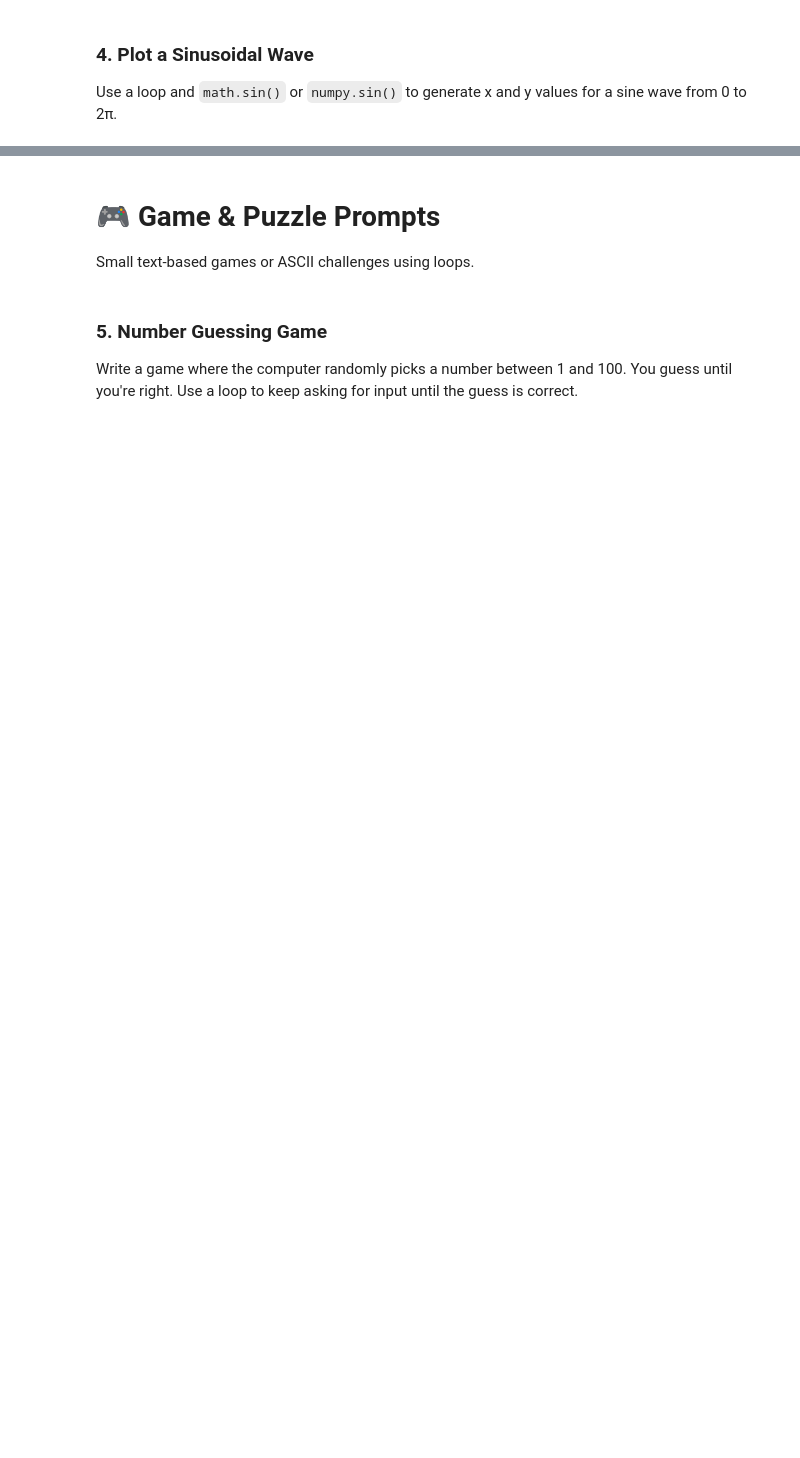
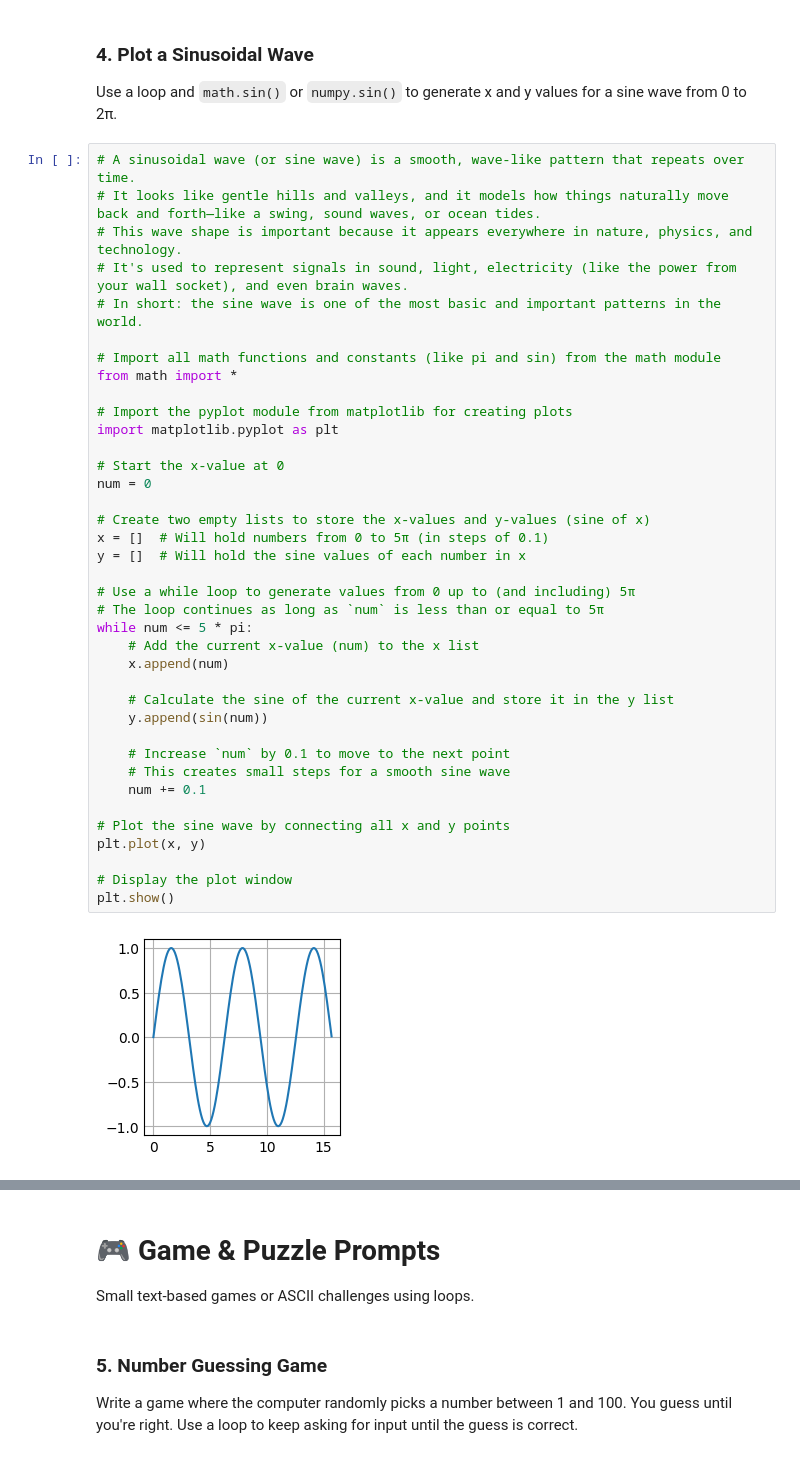
Before and after one commit to k10sj02/mit-6100L-fall-2022-undergraduate-introduction-to-cs-and-programming-using-python, a Jupyter notebook: loops/creative/loop_visual_practice.ipynb, the cells around one changed output, grey strips where cells are left out. Cells and saved outputs as stored; diff of their text form; blank space fills up the shorter version.

```diff
--- a/loops/creative/loop_visual_practice.ipynb
+++ b/loops/creative/loop_visual_practice.ipynb
@@ -54,3 +37,43 @@ Successfully installed contourpy-1.3.2 cycler-0.12.1 fonttools-4.57.0 kiwisolver
 # %% [markdown]
 ### 4. Plot a Sinusoidal Wave
 Use a loop and `math.sin()` or `numpy.sin()` to generate x and y values for a sine wave from 0 to 2π.
+# %%
+# A sinusoidal wave (or sine wave) is a smooth, wave-like pattern that repeats over time.
+# It looks like gentle hills and valleys, and it models how things naturally move back and forth—like a swing, sound waves, or ocean tides.
+# This wave shape is important because it appears everywhere in nature, physics, and technology.
+# It's used to represent signals in sound, light, electricity (like the power from your wall socket), and even brain waves.
+# In short: the sine wave is one of the most basic and important patterns in the world.
+
+# Import all math functions and constants (like pi and sin) from the math module
+from math import *
+
+# Import the pyplot module from matplotlib for creating plots
+import matplotlib.pyplot as plt
+
+# Start the x-value at 0
+num = 0
+
+# Create two empty lists to store the x-values and y-values (sine of x)
+x = []  # Will hold numbers from 0 to 5π (in steps of 0.1)
+y = []  # Will hold the sine values of each number in x
+
+# Use a while loop to generate values from 0 up to (and including) 5π
+# The loop continues as long as `num` is less than or equal to 5π
+while num <= 5 * pi:
+    # Add the current x-value (num) to the x list
+    x.append(num)
+
+    # Calculate the sine of the current x-value and store it in the y list
+    y.append(sin(num))
+
+    # Increase `num` by 0.1 to move to the next point
+    # This creates small steps for a smooth sine wave
+    num += 0.1
+
+# Plot the sine wave by connecting all x and y points
+plt.plot(x, y)
+
+# Display the plot window
+plt.show()
+# %% [output]
+[figure, added]
```
Also changed, not shown: parts of 3 cells of this notebook.
